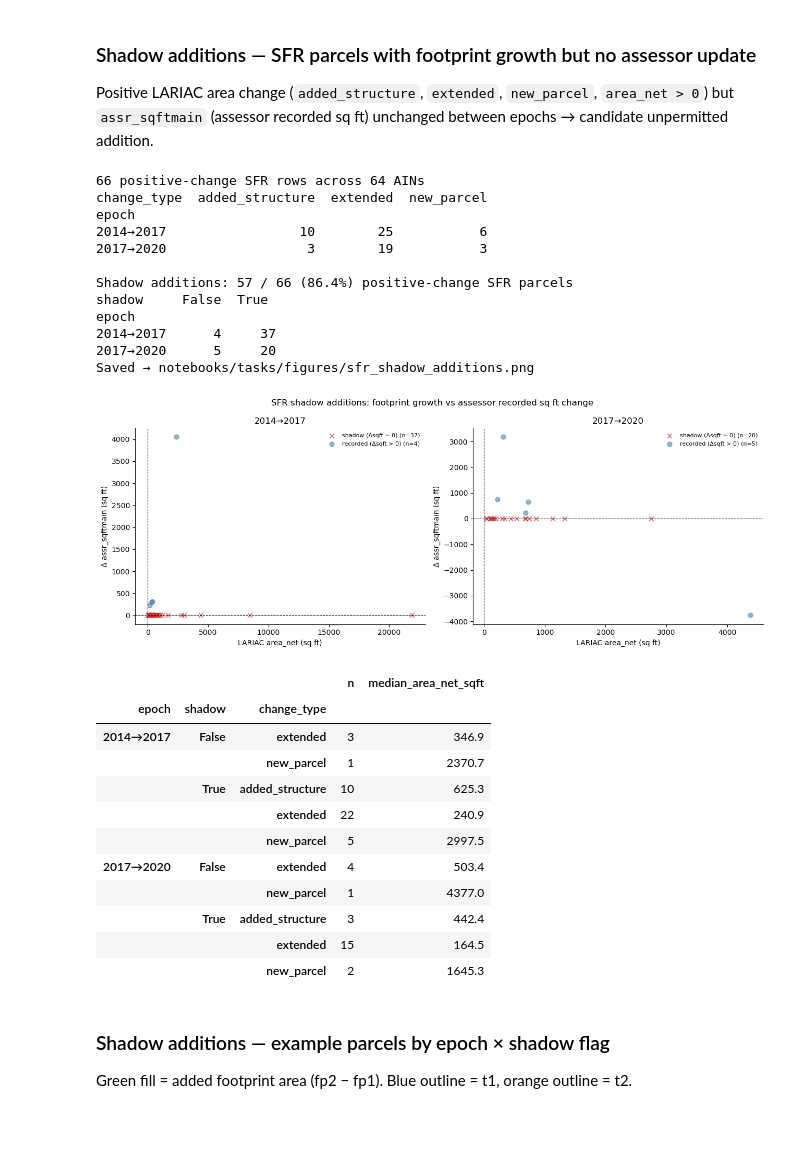
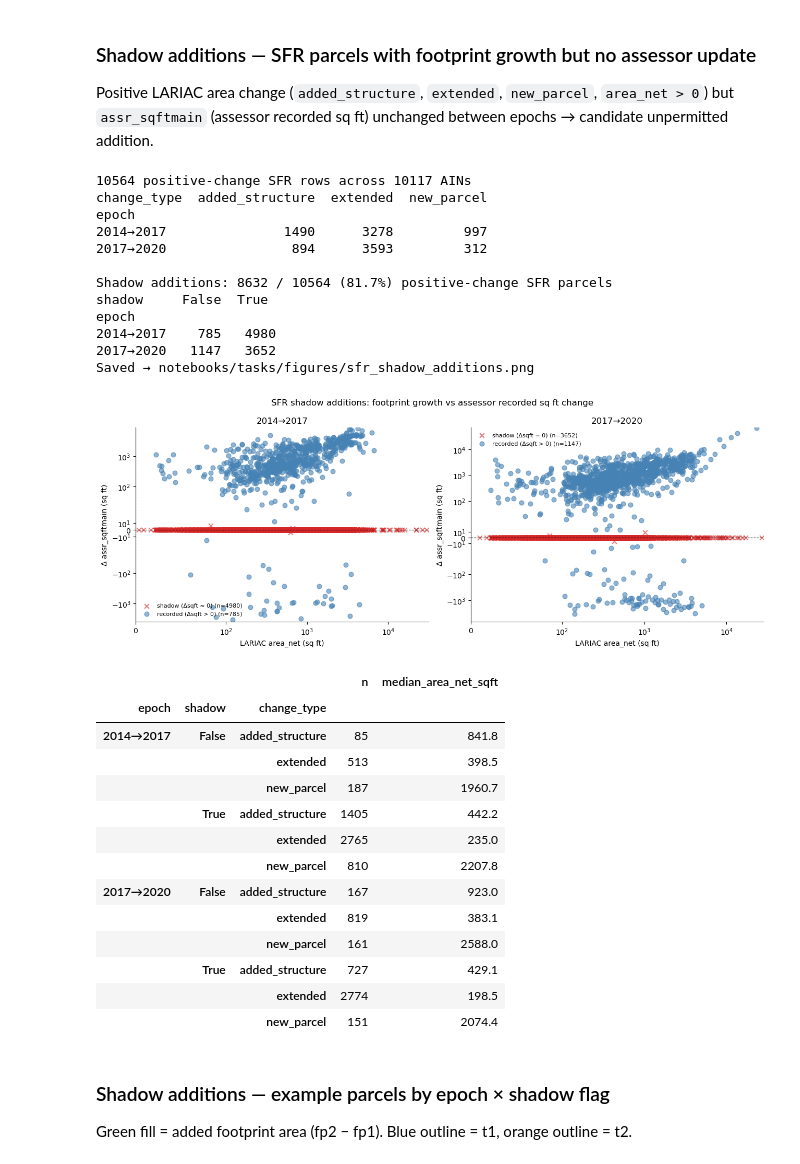
Before and after one commit to AdamSwietek/Hidden_Housing, a Jupyter notebook: notebooks/tasks/03_analysis_udu.ipynb, the cells around one changed output. Drawn from its saved outputs; the diff is of its cells as text; code cells hidden in the pictures; blank space fills up the shorter version.

```diff
--- a/notebooks/tasks/03_analysis_udu.ipynb
+++ b/notebooks/tasks/03_analysis_udu.ipynb
@@ -18,9 +18,10 @@ os.chdir('../..')
 from src.geoadmin import load_neighborhoods, load_laraic
 
 
-SYMDIFF_PATH = 'data/04_results/lariac_symdiff.gpkg'
-MASTER_PATH  = 'data/processed/assessor_lariac.gpkg'
-UDU_PATH     = 'data/01_raw/UDU Report 02_10_2026 Download.csv'#'data/01_raw/UDU Report 25.12.16.csv'
+SYMDIFF_PATH       = 'data/04_results/lariac_symdiff.gpkg'
+MASTER_PATH        = 'data/processed/assessor_lariac.gpkg'
+UDU_PATH           = 'data/01_raw/UDU Report 02_10_2026.csv'
+CENSUS_TRACTS_PATH = 'data/03_processed/assessor_udu_tracts.gpkg'
 
 
 def normalize_ain(s):
@@ -979,52 +751,57 @@ for ax, epoch in zip(axes, sorted(shadow_df['epoch'].unique())):
     ax.axvline(0, color='black', linewidth=0.8, linestyle='--')
     ax.set_xlabel('LARIAC area_net (sq ft)')
     ax.set_ylabel('Δ assr_sqftmain (sq ft)')
     ax.set_title(epoch)
+    ax.set_xscale('symlog', linthresh=100), ax.set_xlim(0, None)
+    ax.set_yscale('symlog', linthresh=50)
+
     ax.legend(fontsize=8, frameon=False)
     ax.spines[['top', 'right']].set_visible(False)
 
 plt.suptitle('SFR shadow additions: footprint growth vs assessor recorded sq ft change',
              fontsize=12)
 plt.tight_layout()
 
 OUT_FIG = 'notebooks/tasks/figures/sfr_shadow_additions.png'
 os.makedirs(os.path.dirname(OUT_FIG), exist_ok=True)
 plt.savefig(OUT_FIG, dpi=150, bbox_inches='tight')
 print(f"Saved → {OUT_FIG}")
 plt.show()
 
 # ── summary table ─────────────────────────────────────────────────────────────
 (shadow_df
  .groupby(['epoch', 'shadow', 'change_type'])
  .agg(n=('AIN', 'count'), median_area_net_sqft=('area_net_sqft', 'median'))
  .round(1)
 )
 # %% [output]
-66 positive-change SFR rows across 64 AINs
+10564 positive-change SFR rows across 10117 AINs
 change_type  added_structure  extended  new_parcel
 epoch
-2014→2017                 10        25           6
-2017→2020                  3        19           3
+2014→2017               1490      3278         997
+2017→2020                894      3593         312
 
-Shadow additions: 57 / 66 (86.4%) positive-change SFR parcels
+Shadow additions: 8632 / 10564 (81.7%) positive-change SFR parcels
 shadow     False  True
 epoch
-2014→2017      4     37
-2017→2020      5     20
+2014→2017    785   4980
+2017→2020   1147   3652
 Saved → notebooks/tasks/figures/sfr_shadow_additions.png
-[figure, old version]
+[figure, new version]
 |  |  |  | n | median_area_net_sqft |
 | epoch | shadow | change_type |  |  |
-| 2014→2017 | False | extended | 3 | 346.9 |
-|  |  | new_parcel | 1 | 2370.7 |
-|  | True | added_structure | 10 | 625.3 |
-|  |  | extended | 22 | 240.9 |
-|  |  | new_parcel | 5 | 2997.5 |
-| 2017→2020 | False | extended | 4 | 503.4 |
-|  |  | new_parcel | 1 | 4377.0 |
-|  | True | added_structure | 3 | 442.4 |
-|  |  | extended | 15 | 164.5 |
-|  |  | new_parcel | 2 | 1645.3 |
+| 2014→2017 | False | added_structure | 85 | 841.8 |
+|  |  | extended | 513 | 398.5 |
+|  |  | new_parcel | 187 | 1960.7 |
+|  | True | added_structure | 1405 | 442.2 |
+|  |  | extended | 2765 | 235.0 |
+|  |  | new_parcel | 810 | 2207.8 |
+| 2017→2020 | False | added_structure | 167 | 923.0 |
+|  |  | extended | 819 | 383.1 |
+|  |  | new_parcel | 161 | 2588.0 |
+|  | True | added_structure | 727 | 429.1 |
+|  |  | extended | 2774 | 198.5 |
+|  |  | new_parcel | 151 | 2074.4 |
 # %% [markdown]
 ### Shadow additions — example parcels by epoch × shadow flag
 Green fill = added footprint area (fp2 − fp1). Blue outline = t1, orange outline = t2.
```
Also changed, not shown: parts of 16 cells of this notebook, 2 other files.
